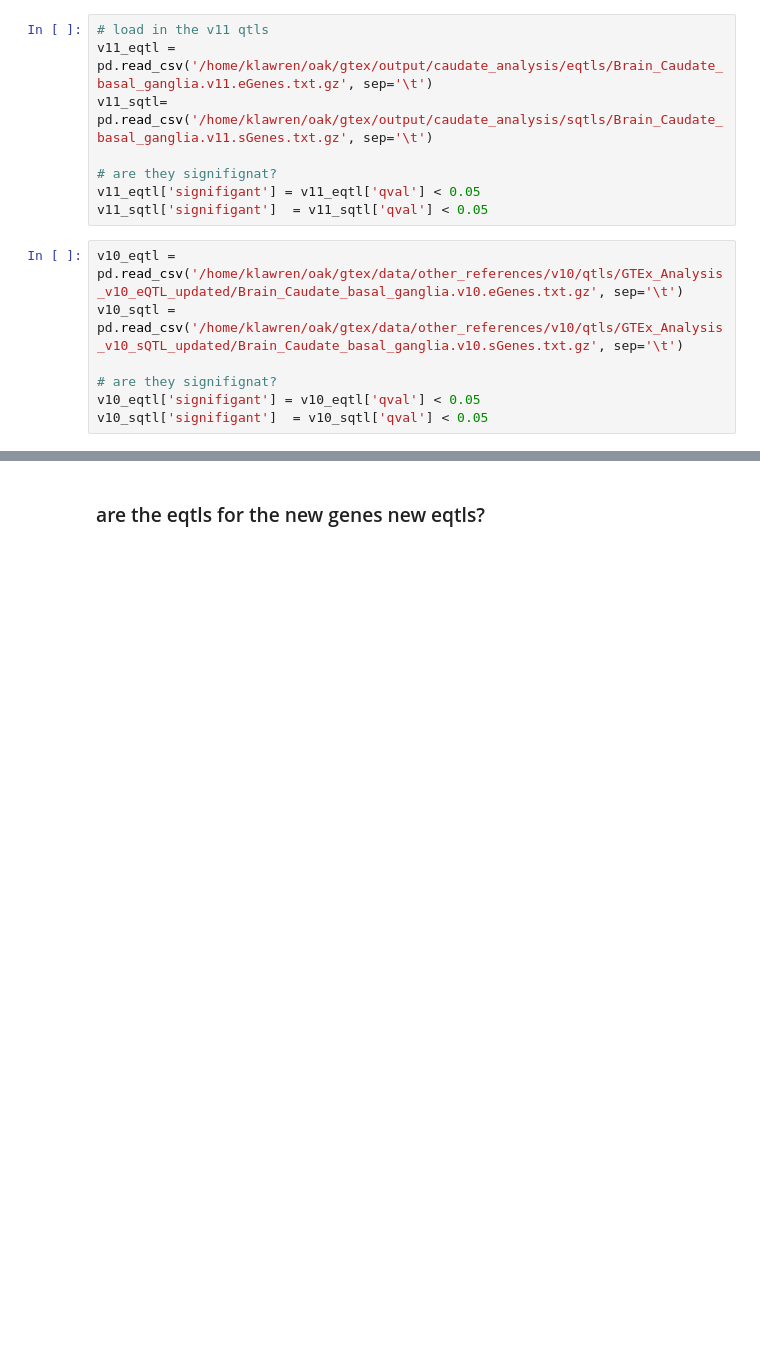
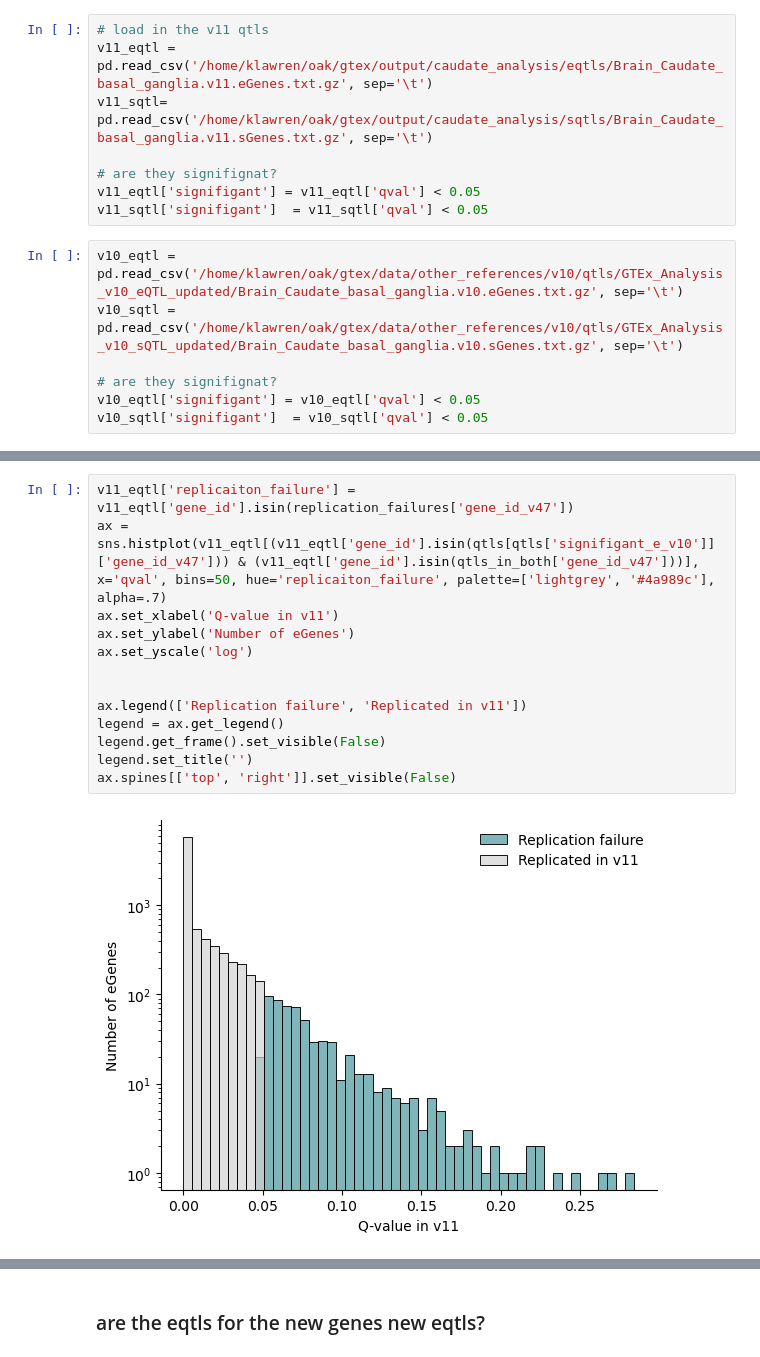
Before and after one commit to danielnachun/gtex-gencode47, a Jupyter notebook: notebooks/compare_qtls.ipynb, the cells around one changed output, grey strips where cells are left out. Drawn from its saved outputs; the diff is of its cells as text; blank space fills up the shorter version.

```diff
--- a/notebooks/compare_qtls.ipynb
+++ b/notebooks/compare_qtls.ipynb
@@ -128,6 +139,21 @@ unprocessed_pseudogene                  3
 transcribed_processed_pseudogene        2
 misc_RNA                                1
 Name: count, dtype: int64
+# %%
+v11_eqtl['replicaiton_failure'] = v11_eqtl['gene_id'].isin(replication_failures['gene_id_v47'])
+ax = sns.histplot(v11_eqtl[(v11_eqtl['gene_id'].isin(qtls[qtls['signifigant_e_v10']]['gene_id_v47'])) & (v11_eqtl['gene_id'].isin(qtls_in_both['gene_id_v47']))], x='qval', bins=50, hue='replicaiton_failure', palette=['lightgrey', '#4a989c'], alpha=.7)
+ax.set_xlabel('Q-value in v11')
+ax.set_ylabel('Number of eGenes')
+ax.set_yscale('log')
+
+
+ax.legend(['Replication failure', 'Replicated in v11'])
+legend = ax.get_legend()
+legend.get_frame().set_visible(False)
+legend.set_title('')
+ax.spines[['top', 'right']].set_visible(False)
+# %% [output]
+[figure, added]
 # %%
 v10_eqtl['replicaiton_failure'] = v10_eqtl['gene_id'].isin(replication_failures['gene_id_v39'])
 ax = sns.histplot(v10_eqtl[(v10_eqtl['signifigant']) & (v10_eqtl['gene_id'].isin(qtls_in_both['gene_id_v39']))], x='qval', bins=50, hue='replicaiton_failure', palette=['lightgrey', '#4a989c'], alpha=.7)
```
Also changed, not shown: parts of 31 cells of this notebook, 3 other files.
